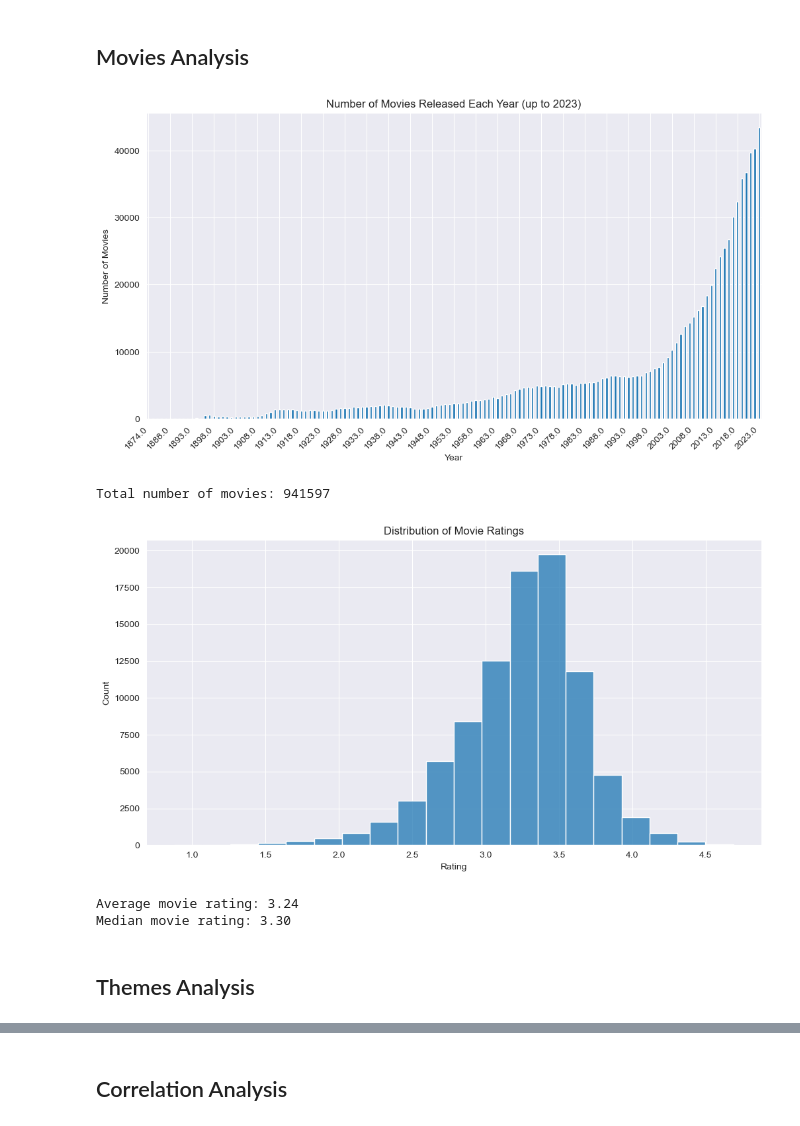
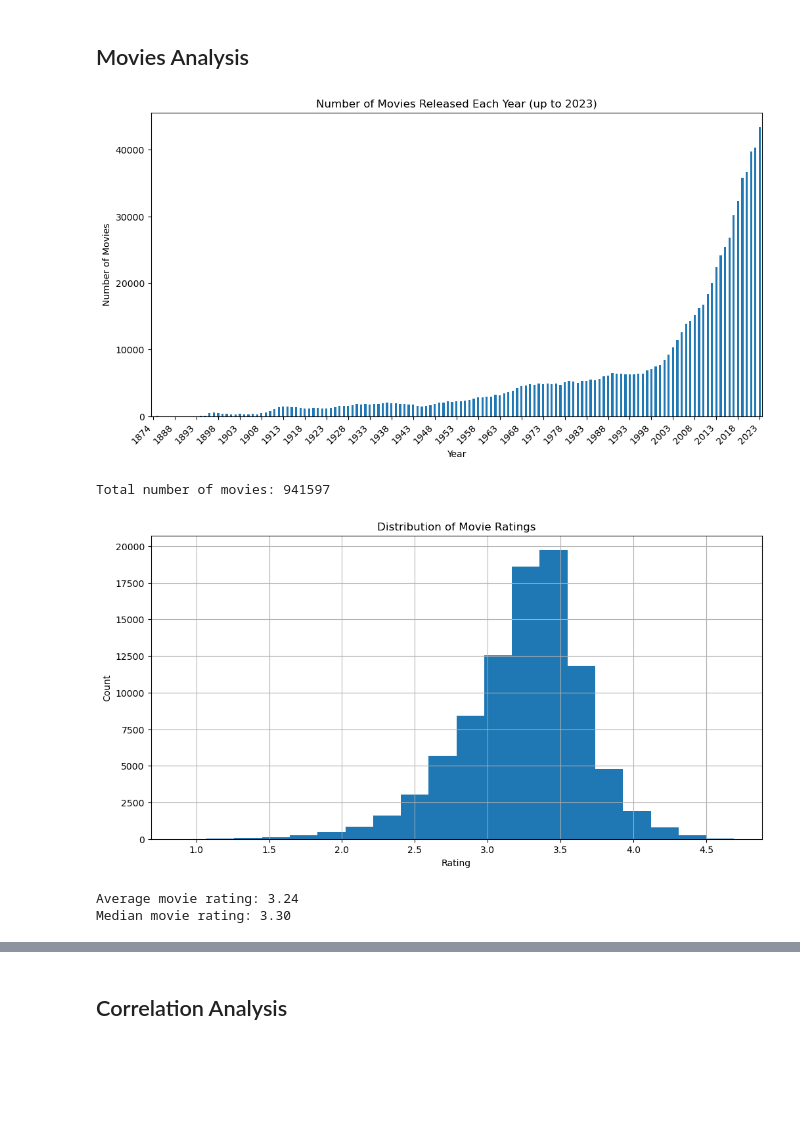
Before and after one commit to Simonstorms/Movie_Recommendation_System_and_Analysis, a Jupyter notebook: main.ipynb, the cells around one changed output, grey strips where cells are left out. Drawn from its saved outputs; the diff is of its cells as text; code cells hidden in the pictures; blank space fills up the shorter version.

```diff
--- a/main.ipynb
+++ b/main.ipynb
@@ -98,28 +99,26 @@ plt.xlabel("Year")
 plt.ylabel("Number of Movies")
 plt.title("Number of Movies Released Each Year (up to 2023)")
 
-plt.xticks(ticks=range(0, len(year_counts), 5), labels=year_counts.index[::5], rotation=45, ha="right")
+plt.xticks(ticks=range(0, len(year_counts), 5), labels=[str(int(label)) for label in year_counts.index[::5]], rotation=45, ha="right")
 plt.show()
 
 print(f"Total number of movies: {len(movies_df)}")
 # %% [output]
-[figure, old version]
+[figure, new version]
 Total number of movies: 941597
 # %%
 # Plot rating distribution
 plt.figure(figsize=(12, 6))
-sns.histplot(movies_df['rating'], bins=20)
+movies_df['rating'].hist(bins=20)
 plt.xlabel("Rating")
 plt.ylabel("Count")
 plt.title("Distribution of Movie Ratings")
 plt.show()
 
 
 print(f"Average movie rating: {movies_df['rating'].mean():.2f}")
 print(f"Median movie rating: {movies_df['rating'].median():.2f}")
 # %% [output]
-[figure, old version]
+[figure, new version]
 Average movie rating: 3.24
 Median movie rating: 3.30
-# %% [markdown]
-## Themes Analysis
```
Also changed, not shown: parts of 8 cells of this notebook.
